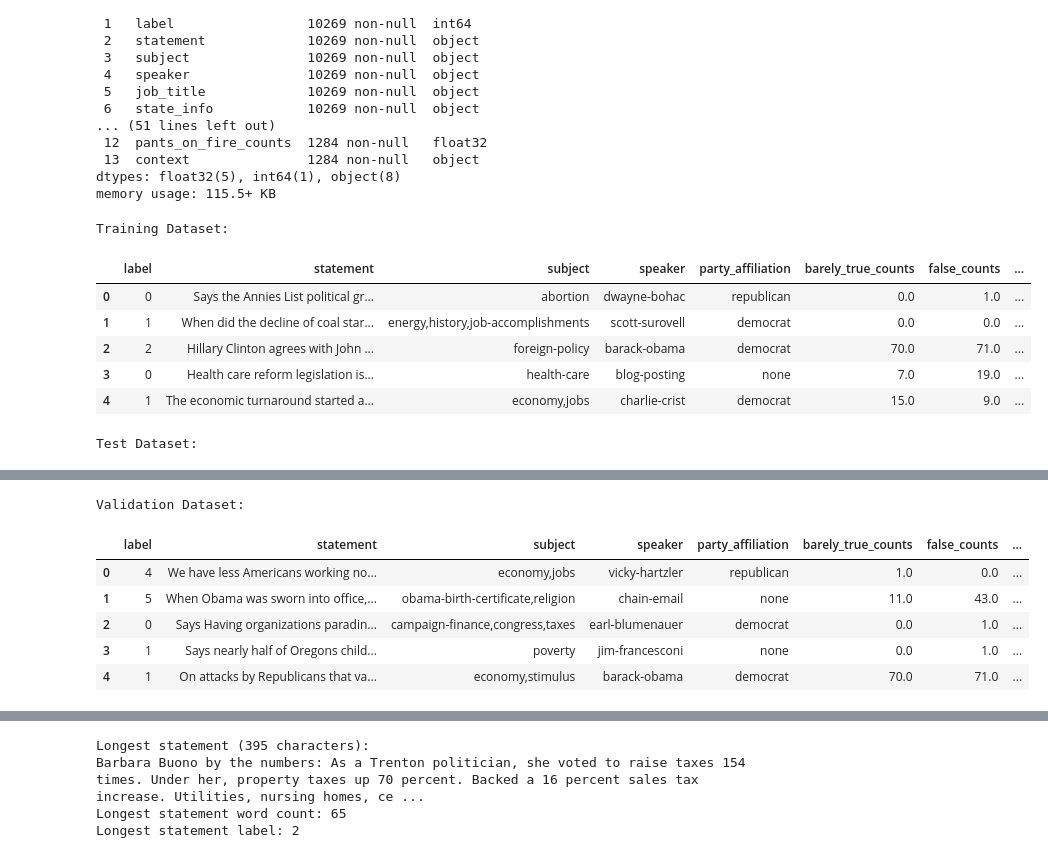
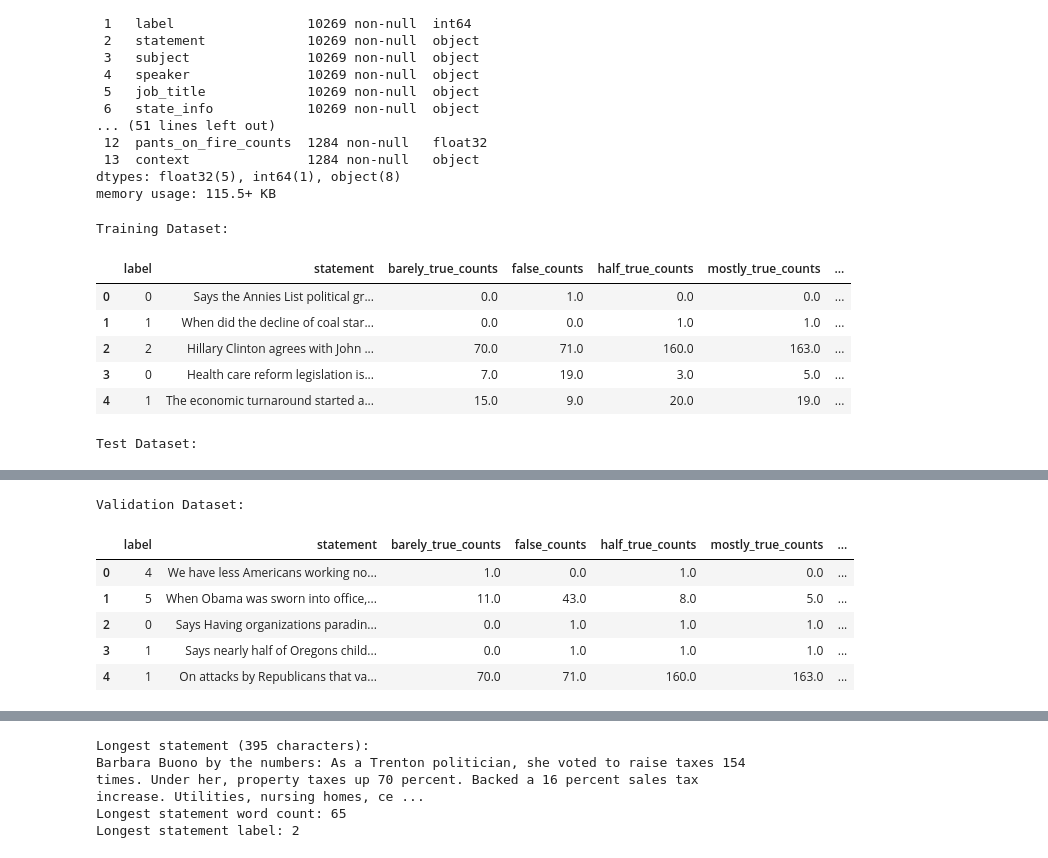
Before and after one commit to mattlundberg/Project-3, a Jupyter notebook: src/matttesting.ipynb, the cells around one changed output, grey strips where cells are left out. Saved outputs shown, nothing was run; the diff lists cells and outputs as text; code cells hidden in the pictures.

```diff
--- a/src/matttesting.ipynb
+++ b/src/matttesting.ipynb
@@ -36,25 +36,25 @@ dtypes: float32(5), int64(1), object(8)
 memory usage: 115.5+ KB
 # %%
 # Drop specified columns from each dataset
-columns_to_drop = ['id',  'job_title', 'state_info']
+columns_to_drop = ['id', 'subject', 'speaker', 'job_title', 'state_info', 'party_affiliation', 'context']
 
 ds_train = ds_train.drop(columns=columns_to_drop)
 ds_test = ds_test.drop(columns=columns_to_drop)
 ds_validation = ds_validation.drop(columns=columns_to_drop)
 
 # Display results
 print("Training Dataset:")
 display(ds_train.head())
 print("\nTest Dataset:")
 display(ds_test.head())
 print("\nValidation Dataset:")
 display(ds_validation.head())
 # %% [output]
 Training Dataset:
-|  | label | statement | subject | speaker | party_affiliation | barely_true_counts | false_counts | ... |
-| 0 | 0 | Says the Annies List political gr... | abortion | dwayne-bohac | republican | 0.0 | 1.0 | ... |
-| 1 | 1 | When did the decline of coal star... | energy,history,job-accomplishments | scott-surovell | democrat | 0.0 | 0.0 | ... |
-| 2 | 2 | Hillary Clinton agrees with John ... | foreign-policy | barack-obama | democrat | 70.0 | 71.0 | ... |
-| 3 | 0 | Health care reform legislation is... | health-care | blog-posting | none | 7.0 | 19.0 | ... |
-| 4 | 1 | The economic turnaround started a... | economy,jobs | charlie-crist | democrat | 15.0 | 9.0 | ... |
+|  | label | statement | barely_true_counts | false_counts | half_true_counts | mostly_true_counts | ... |
+| 0 | 0 | Says the Annies List political gr... | 0.0 | 1.0 | 0.0 | 0.0 | ... |
+| 1 | 1 | When did the decline of coal star... | 0.0 | 0.0 | 1.0 | 1.0 | ... |
+| 2 | 2 | Hillary Clinton agrees with John ... | 70.0 | 71.0 | 160.0 | 163.0 | ... |
+| 3 | 0 | Health care reform legislation is... | 7.0 | 19.0 | 3.0 | 5.0 | ... |
+| 4 | 1 | The economic turnaround started a... | 15.0 | 9.0 | 20.0 | 19.0 | ... |
 Test Dataset:
@@ -67,7 +67,7 @@ Test Dataset:
 Validation Dataset:
-|  | label | statement | subject | speaker | party_affiliation | barely_true_counts | false_counts | ... |
-| 0 | 4 | We have less Americans working no... | economy,jobs | vicky-hartzler | republican | 1.0 | 0.0 | ... |
-| 1 | 5 | When Obama was sworn into office,... | obama-birth-certificate,religion | chain-email | none | 11.0 | 43.0 | ... |
-| 2 | 0 | Says Having organizations paradin... | campaign-finance,congress,taxes | earl-blumenauer | democrat | 0.0 | 1.0 | ... |
-| 3 | 1 | Says nearly half of Oregons child... | poverty | jim-francesconi | none | 0.0 | 1.0 | ... |
-| 4 | 1 | On attacks by Republicans that va... | economy,stimulus | barack-obama | democrat | 70.0 | 71.0 | ... |
+|  | label | statement | barely_true_counts | false_counts | half_true_counts | mostly_true_counts | ... |
+| 0 | 4 | We have less Americans working no... | 1.0 | 0.0 | 1.0 | 0.0 | ... |
+| 1 | 5 | When Obama was sworn into office,... | 11.0 | 43.0 | 8.0 | 5.0 | ... |
+| 2 | 0 | Says Having organizations paradin... | 0.0 | 1.0 | 1.0 | 1.0 | ... |
+| 3 | 1 | Says nearly half of Oregons child... | 0.0 | 1.0 | 1.0 | 1.0 | ... |
+| 4 | 1 | On attacks by Republicans that va... | 70.0 | 71.0 | 160.0 | 163.0 | ... |
```
Also changed, not shown: parts of 11 cells of this notebook, 2 other files.
